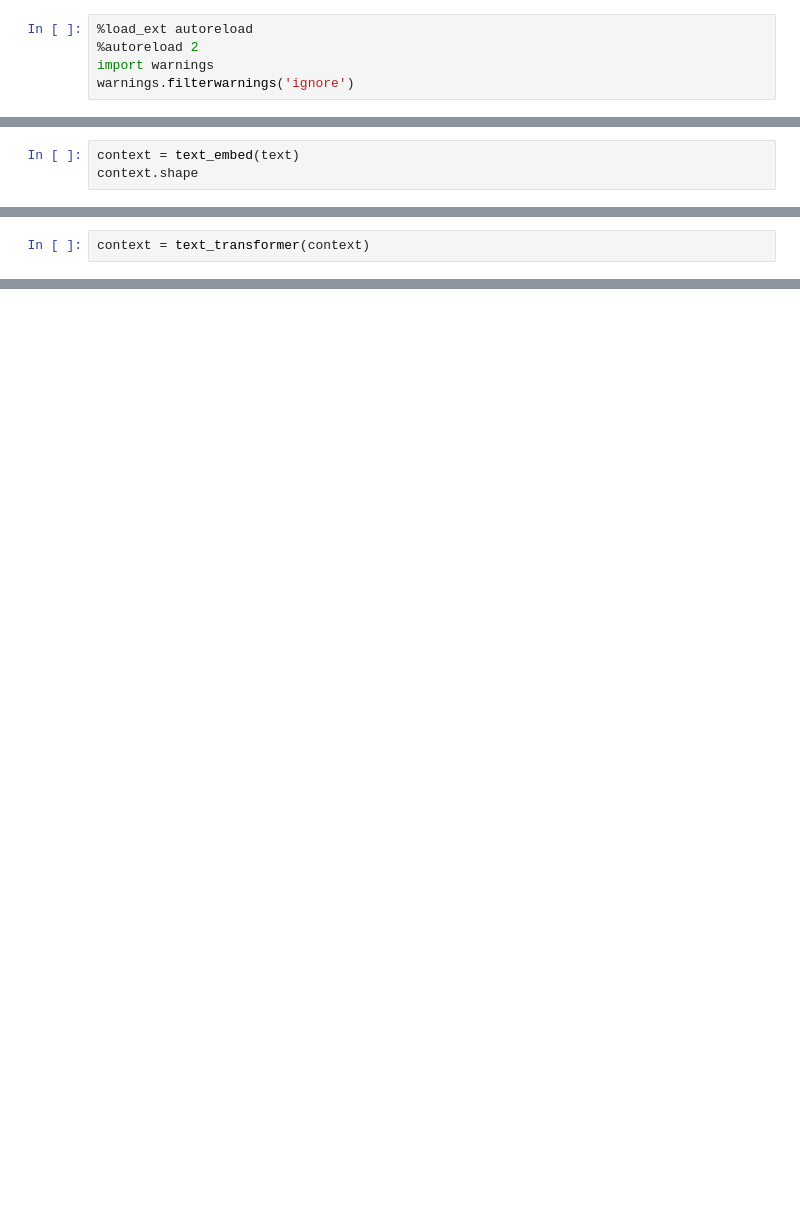
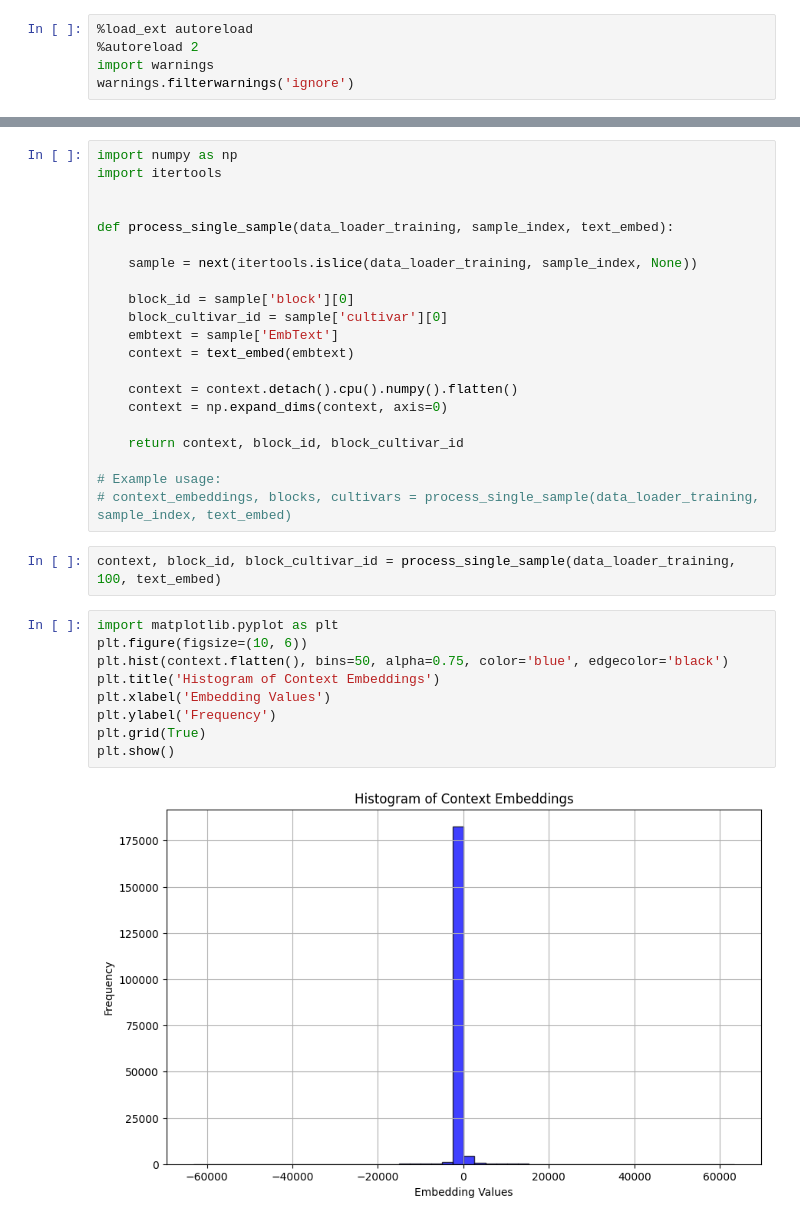
Before and after one commit to plant-ai-biophysics-lab/CMAViT, a Jupyter notebook: notebooks/text.ipynb, the cells around one changed output, grey strips where cells are left out. Saved outputs shown, nothing was run; the diff lists cells and outputs as text; blank space fills up the shorter version.

```diff
--- a/notebooks/text.ipynb
+++ b/notebooks/text.ipynb
@@ -64,3 +5,0 @@ text_transformer = attention.TextEncoder(config.embed_dim,
-# %%
-context = text_embed(text)
-context.shape
@@ -69,2 +5,0 @@ torch.Size([96, 250, 768])
-# %%
-context = text_transformer(context)
@@ -74,0 +138,34 @@ torch.Size([96, 250, 768]) 6 torch.Size([96, 8, 250, 250])
+# %%
+import numpy as np
+import itertools
+
+
+def process_single_sample(data_loader_training, sample_index, text_embed):
+
+    sample = next(itertools.islice(data_loader_training, sample_index, None))
+
+    block_id = sample['block'][0]
+    block_cultivar_id = sample['cultivar'][0]
+    embtext = sample['EmbText']
+    context = text_embed(embtext)
+
+    context = context.detach().cpu().numpy().flatten()
+    context = np.expand_dims(context, axis=0)
+
+    return context, block_id, block_cultivar_id
+
+# Example usage:
+# context_embeddings, blocks, cultivars = process_single_sample(data_loader_training, sample_index, text_embed)
+# %%
+context, block_id, block_cultivar_id = process_single_sample(data_loader_training, 100, text_embed)
+# %%
+import matplotlib.pyplot as plt
+plt.figure(figsize=(10, 6))
+plt.hist(context.flatten(), bins=50, alpha=0.75, color='blue', edgecolor='black')
+plt.title('Histogram of Context Embeddings')
+plt.xlabel('Embedding Values')
+plt.ylabel('Frequency')
+plt.grid(True)
+plt.show()
+# %% [output]
+[figure, added]
```
Also changed, not shown: parts of 47 cells of this notebook, 19 other files.
